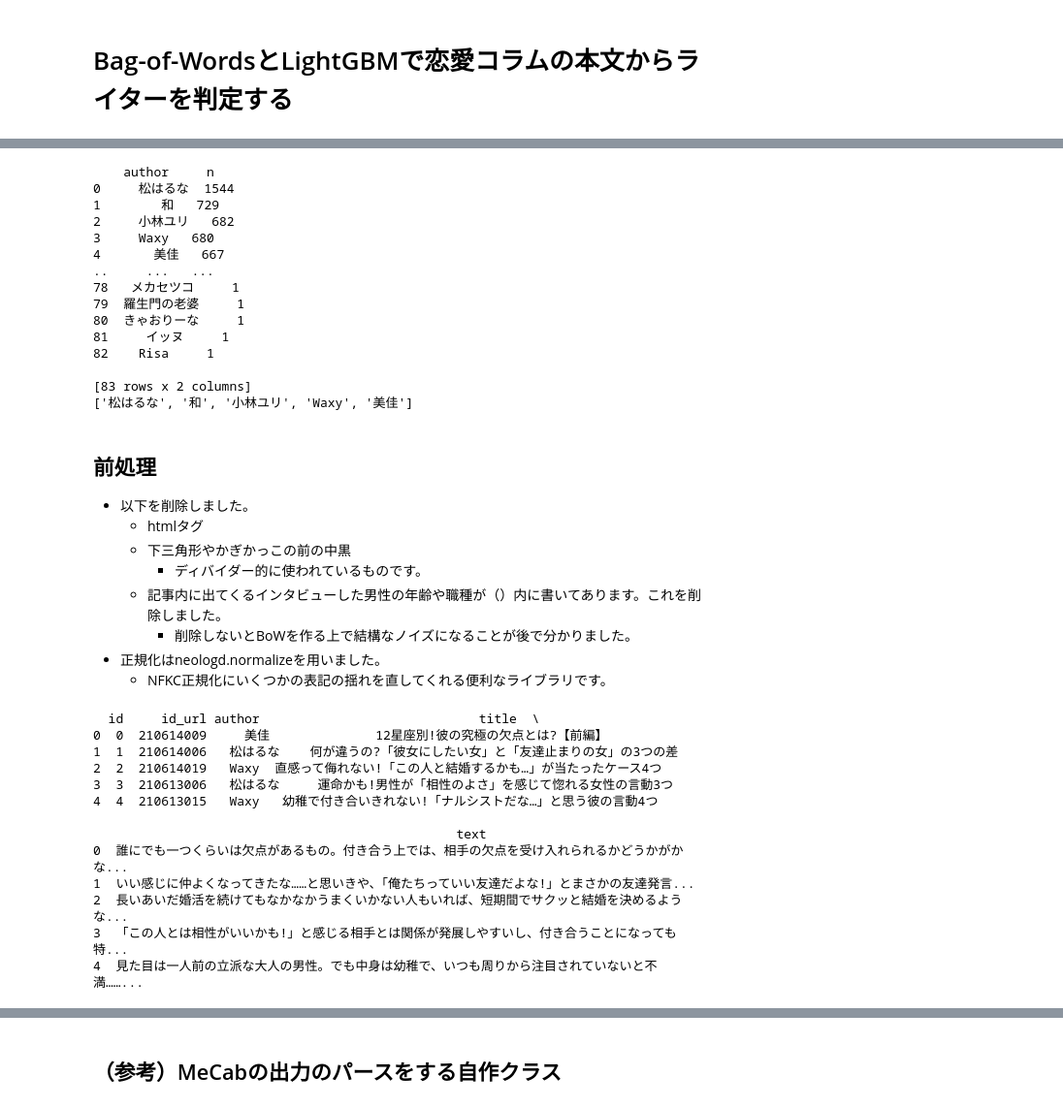
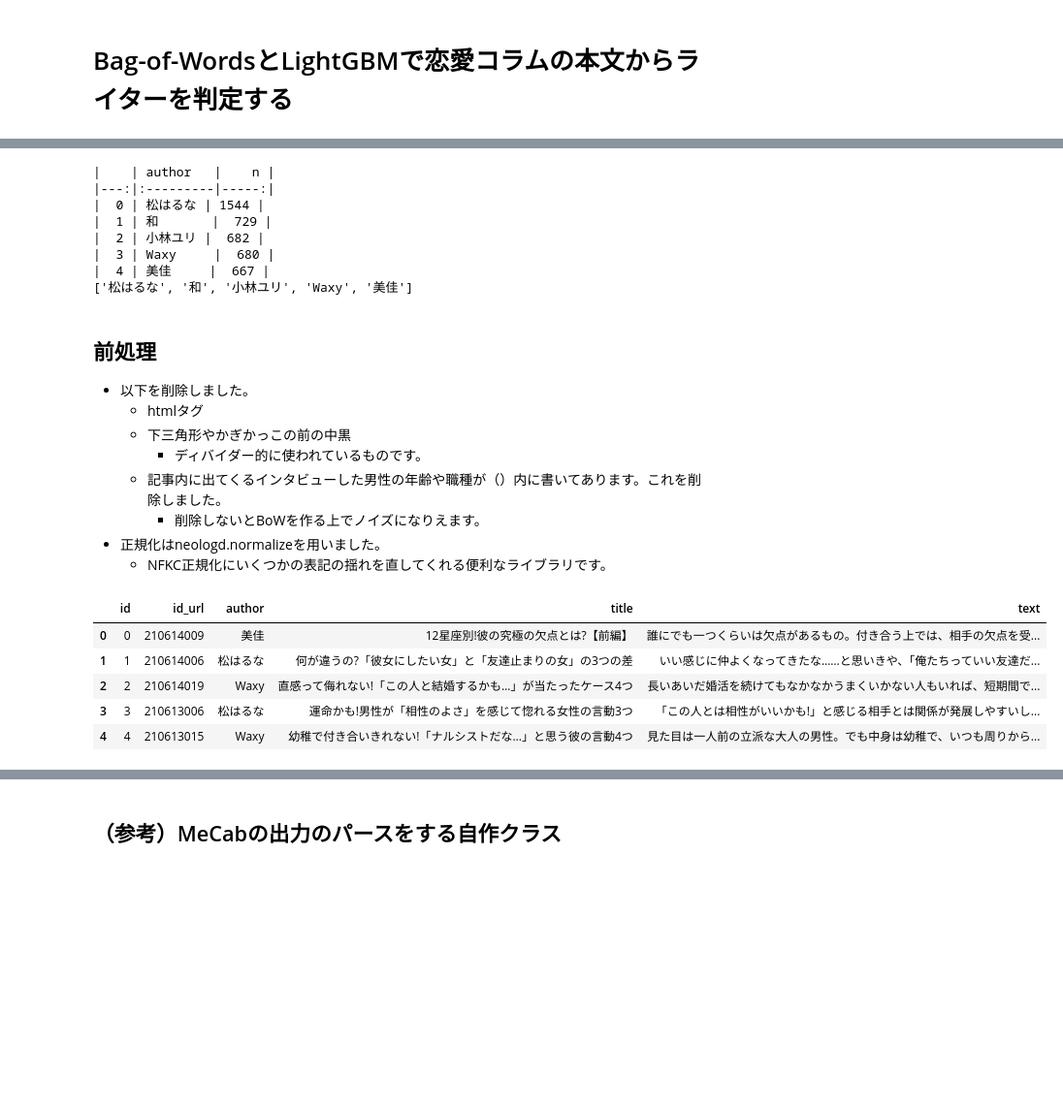
Before and after one commit to suzuna/analysis-report, a Jupyter notebook: posts/20220208_classify_report.ipynb, the cells around one changed output, grey strips where cells are left out. Shown at 97% size. Cells and saved outputs as stored; diff of their text form; code cells hidden in the pictures; blank space fills up the shorter version.

```diff
--- a/posts/20220208_classify_report.ipynb
+++ b/posts/20220208_classify_report.ipynb
@@ -63,24 +65,17 @@ n_by_author=(
     .reset_index()
     .rename(columns={"index":"author","author":"n"})
 )
-print(n_by_author)
+print(n_by_author.head(5).to_markdown())
 used_authors=n_by_author.author.head(freq_author).to_list()
 print(used_authors)
 # %% [output]
-    author     n
-0     松はるな  1544
-1        和   729
-2     小林ユリ   682
-3     Waxy   680
-4       美佳   667
-..     ...   ...
-78   メカセツコ     1
-79  羅生門の老婆     1
-80  きゃおりーな     1
-81     イッヌ     1
-82    Risa     1
-
-[83 rows x 2 columns]
+|    | author   |    n |
+|---:|:---------|-----:|
+|  0 | 松はるな | 1544 |
+|  1 | 和       |  729 |
+|  2 | 小林ユリ |  682 |
+|  3 | Waxy     |  680 |
+|  4 | 美佳     |  667 |
 ['松はるな', '和', '小林ユリ', 'Waxy', '美佳']
 # %% [markdown]
 ## 前処理
@@ -90,45 +85,37 @@ print(used_authors)
   - 下三角形やかぎかっこの前の中黒
     - ディバイダー的に使われているものです。
   - 記事内に出てくるインタビューした男性の年齢や職種が（）内に書いてあります。これを削除しました。
-    - 削除しないとBoWを作る上で結構なノイズになることが後で分かりました。
+    - 削除しないとBoWを作る上でノイズになりえます。
 - 正規化はneologd.normalizeを用いました。
   - NFKC正規化にいくつかの表記の揺れを直してくれる便利なライブラリです。
 # %%
 article=(
     googirl_article
     .loc[lambda d: d.author.isin(used_authors)]
     # urlの最後のサブディレクトリ（https://hoge.com/fuga/piyo/のpiyo）を取り出して一意なキーとして使う
     .assign(id_url=lambda d: d.url.str.extract("([^/]+)(?=/$)",expand=True))
     # 連番を振る
     .assign(id=lambda d: pd.RangeIndex(start=0,stop=len(d),step=1).astype(str))
-    # .assign(text=lambda d: d.title)
     .assign(
         text=lambda d: d.text.str.replace(r"[\(（][0-9]+.*[）\)]","",regex=True)
                                 .str.replace(r"\[\[\[p\]\]\]","",regex=True)
                                 .str.replace("▽","",regex=True)
                                 .str.replace("・(?=「)","",regex=True)
                                 .map(neologdn.normalize)
      )
      .reset_index()
      .filter(["id","id_url","url","date","title","author","text"])
 )
 
 df=article.filter(["id","id_url","author","title","text"])
-print(df.head(5))
+df.head(5)
 # %% [output]
-  id     id_url author                             title  \
-0  0  210614009     美佳              12星座別!彼の究極の欠点とは?【前編】
-1  1  210614006   松はるな    何が違うの?「彼女にしたい女」と「友達止まりの女」の3つの差
-2  2  210614019   Waxy  直感って侮れない!「この人と結婚するかも…」が当たったケース4つ
-3  3  210613006   松はるな     運命かも!男性が「相性のよさ」を感じて惚れる女性の言動3つ
-4  4  210613015   Waxy   幼稚で付き合いきれない!「ナルシストだな…」と思う彼の言動4つ
-
-                                                text
-0  誰にでも一つくらいは欠点があるもの。付き合う上では、相手の欠点を受け入れられるかどうかがかな...
-1  いい感じに仲よくなってきたな……と思いきや、「俺たちっていい友達だよな!」とまさかの友達発言...
-2  長いあいだ婚活を続けてもなかなかうまくいかない人もいれば、短期間でサクッと結婚を決めるような...
-3  「この人とは相性がいいかも!」と感じる相手とは関係が発展しやすいし、付き合うことになっても特...
-4  見た目は一人前の立派な大人の男性。でも中身は幼稚で、いつも周りから注目されていないと不満……...
+|  | id | id_url | author | title | text |
+| 0 | 0 | 210614009 | 美佳 | 12星座別!彼の究極の欠点とは?【前編】 | 誰にでも一つくらいは欠点があるもの。付き合う上では、相手の欠点を受... |
+| 1 | 1 | 210614006 | 松はるな | 何が違うの?「彼女にしたい女」と「友達止まりの女」の3つの差 | いい感じに仲よくなってきたな……と思いきや、「俺たちっていい友達だ... |
+| 2 | 2 | 210614019 | Waxy | 直感って侮れない!「この人と結婚するかも…」が当たったケース4つ | 長いあいだ婚活を続けてもなかなかうまくいかない人もいれば、短期間で... |
+| 3 | 3 | 210613006 | 松はるな | 運命かも!男性が「相性のよさ」を感じて惚れる女性の言動3つ | 「この人とは相性がいいかも!」と感じる相手とは関係が発展しやすいし... |
+| 4 | 4 | 210613015 | Waxy | 幼稚で付き合いきれない!「ナルシストだな…」と思う彼の言動4つ | 見た目は一人前の立派な大人の男性。でも中身は幼稚で、いつも周りから... |
 # %% [markdown]
 ## 形態素解析と特徴量のBoW作成
 
```
Also changed, not shown: parts of 17 cells of this notebook.
